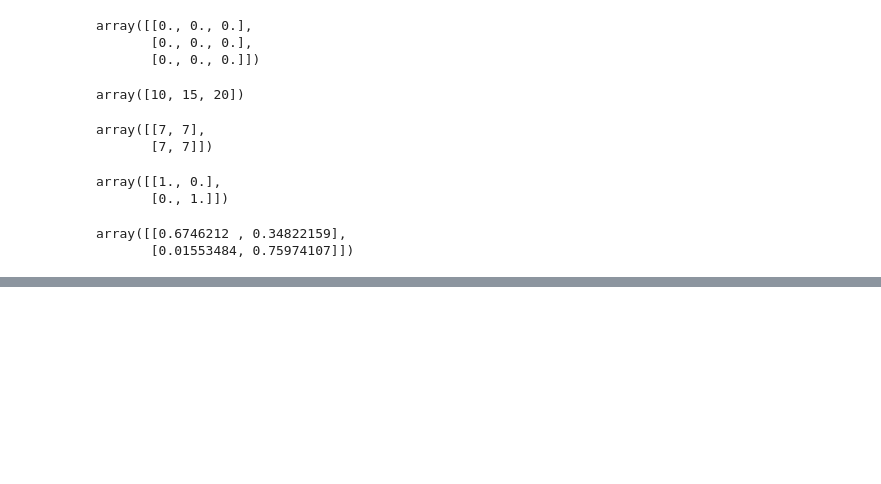
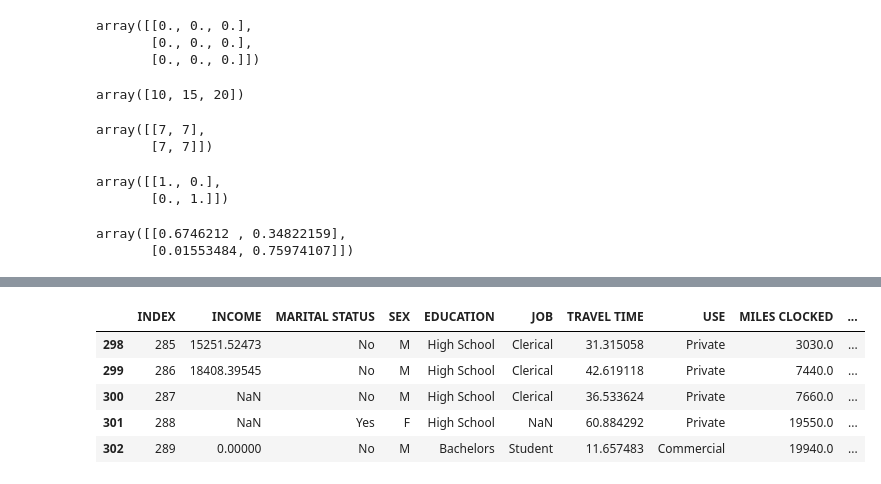
Before and after one commit to Aks-20/AI-ML, a Jupyter notebook: AkshatGupta22csu312.ipynb, the cells around one changed output, grey strips where cells are left out. Drawn from its saved outputs; the diff is of its cells as text; code cells hidden in the pictures; blank space fills up the shorter version.

```diff
--- a/AkshatGupta22csu312.ipynb
+++ b/AkshatGupta22csu312.ipynb
@@ -54,0 +68,9 @@ array([[0.6746212 , 0.34822159],
+# %%
+df.tail()
+# %% [output]
+|  | INDEX | INCOME | MARITAL STATUS | SEX | EDUCATION | JOB | TRAVEL TIME | USE | MILES CLOCKED | ... |
+| 298 | 285 | 15251.52473 | No | M | High School | Clerical | 31.315058 | Private | 3030.0 | ... |
+| 299 | 286 | 18408.39545 | No | M | High School | Clerical | 42.619118 | Private | 7440.0 | ... |
+| 300 | 287 | NaN | No | M | High School | Clerical | 36.533624 | Private | 7660.0 | ... |
+| 301 | 288 | NaN | Yes | F | High School | NaN | 60.884292 | Private | 19550.0 | ... |
+| 302 | 289 | 0.00000 | No | M | Bachelors | Student | 11.657483 | Commercial | 19940.0 | ... |
```
Also changed, not shown: parts of 11 cells of this notebook.
